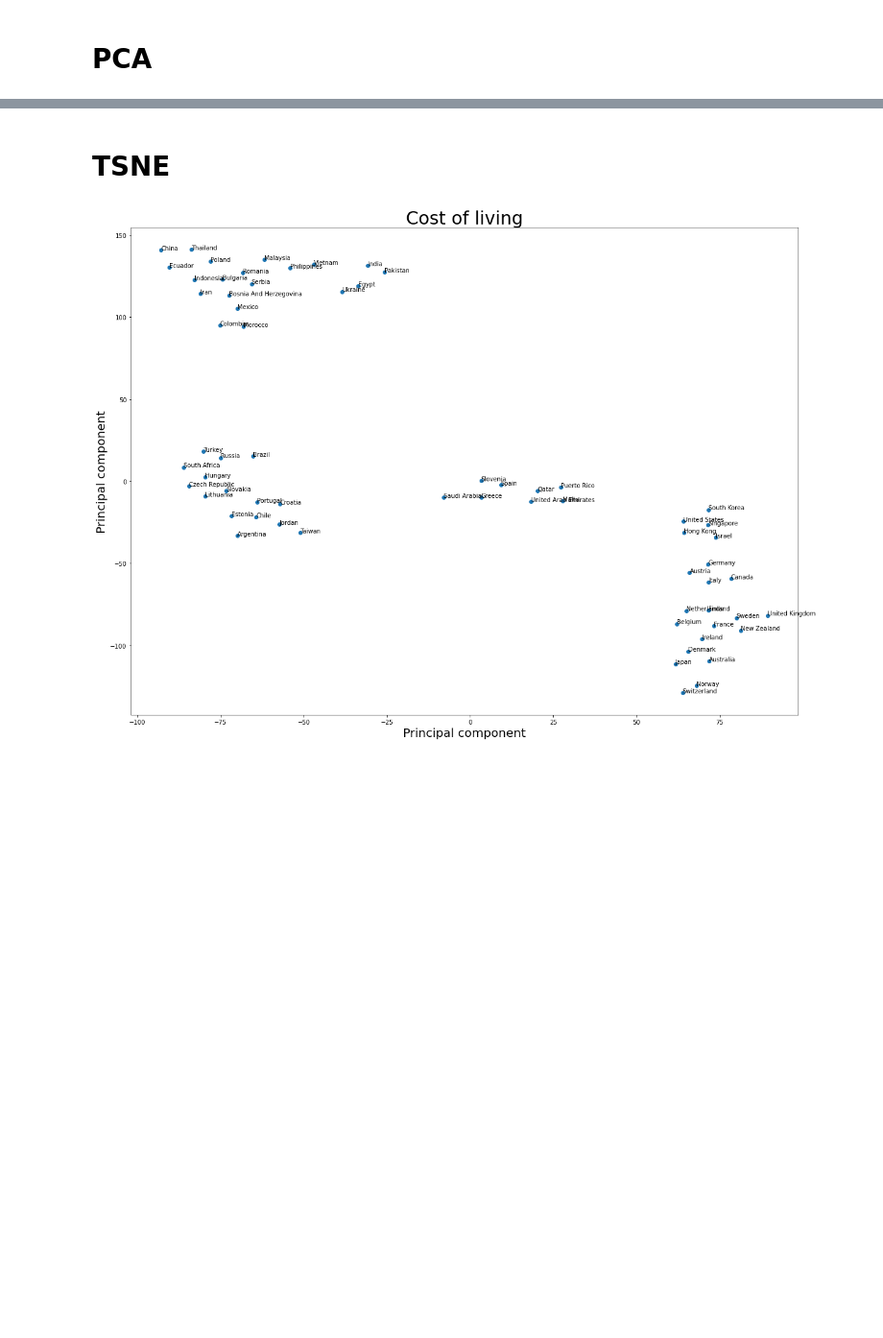
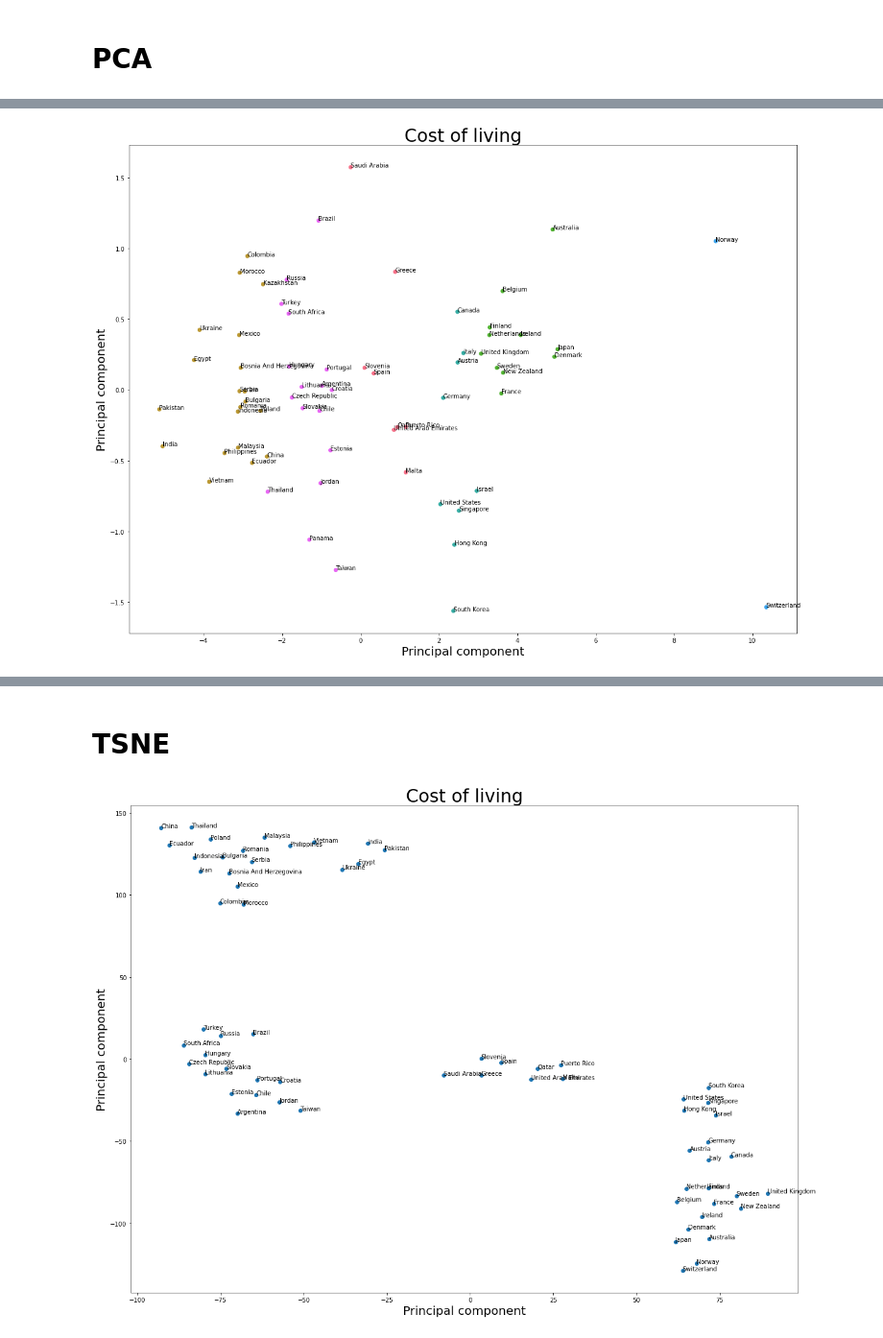
Before and after one commit to Vergenter/familyWealth, a Jupyter notebook: PCA.ipynb, the cells around one changed output, grey strips where cells are left out. Shown at 96% size. Saved outputs shown, nothing was run; the diff lists cells and outputs as text; code cells hidden in the pictures; blank space fills up the shorter version.

```diff
--- a/PCA.ipynb
+++ b/PCA.ipynb
@@ -13,3 +14,12 @@ df_cost_of_living.head()
+# %%
+import seaborn as sns
+def getColorMap(dataset):
+    unique_val = np.unique(dataset)
+    return {a:b for a,b in zip(unique_val,sns.color_palette('husl', n_colors=unique_val.size))}
+def getMarkerMap(dataset):
+    unique_val = np.unique(dataset)
+    symbols = np.resize([".","o","v","^","<",">","1","2","3","4","8","s","p","P","*","h","H","+","x","X","D","d","|"],unique_val.size)
+    return {a:b for a,b in zip(unique_val,symbols)}
 # %% [markdown]
 # PCA
 # %%
@@ -40,0 +51,6 @@ for i, txt in enumerate(y):
+# %%
+from sklearn.cluster import KMeans
+
+kmeans = KMeans(n_clusters=6, random_state=0).fit(x)
+df_cost_of_living["label"]=kmeans.labels_
+df_cost_of_living.head()
@@ -40,0 +65,11 @@ for i, txt in enumerate(y):
+# %%
+color_map =getColorMap(kmeans.labels_)
+fig, ax = plt.subplots(figsize=(20,15))
+ax.scatter(result_x[:,0],result_x[:,1],c=[color_map[byColor] for byColor in kmeans.labels_])
+plt.title("Cost of living",fontsize=30)
+plt.ylabel('Principal component',fontsize=20)
+plt.xlabel('Principal component',fontsize=20)
+for i, txt in enumerate(y):
+    ax.annotate(txt, (result_x[i,0], result_x[i,1]))
+# %% [output]
+[figure, added]
```
Also changed, not shown: parts of 6 cells of this notebook.
